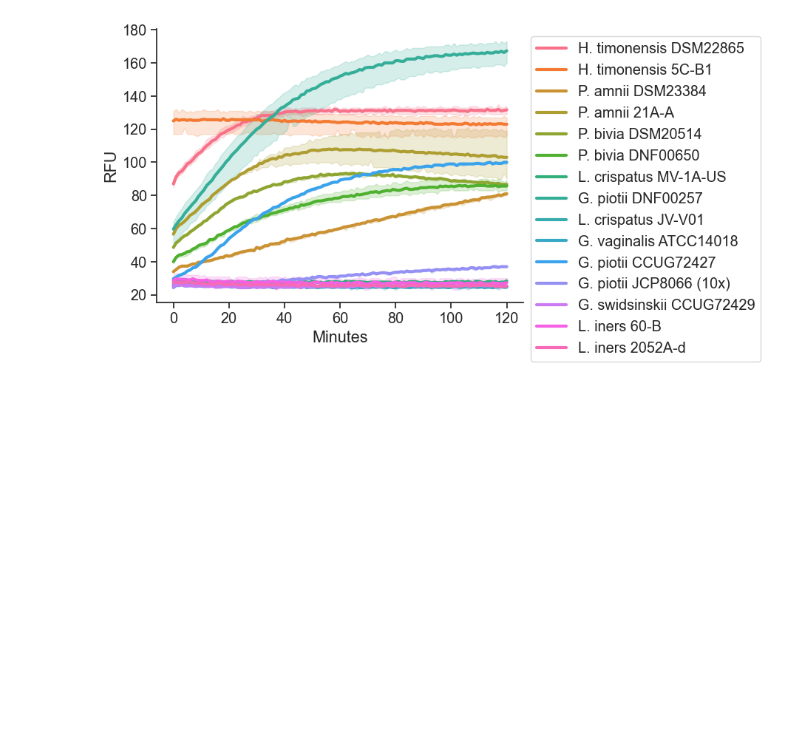
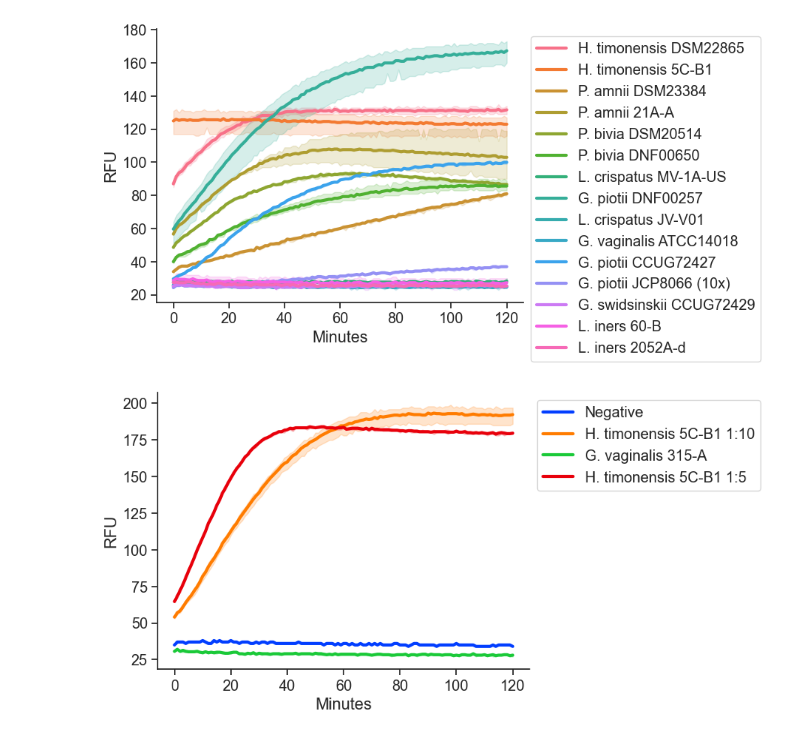
Before and after one commit to elliot-m-lee/BV_Mucus, a Jupyter notebook: Sialidase Assay Analysis.ipynb, the cells around one changed output. Cells and saved outputs as stored; diff of their text form; code cells hidden in the pictures; blank space fills up the shorter version.

```diff
--- a/Sialidase Assay Analysis.ipynb
+++ b/Sialidase Assay Analysis.ipynb
@@ -9,13 +9,15 @@ figPath = Path.cwd().joinpath('figures/sialidase_assays/')
 # dataDF: The Dataframe generated by pd.read_csv() of a .csv file with growth curve data in it.
 #       This function expects that data to have headers: "Minutes", "A1", "A2", etc. The "Minutes" header is required.
 # strainLocs: A 2D list in the format list[row][column] representing what strains were in what wells of the 96 well plate. Empty wells must have an empty string.
-def sialidaseData2DF(dataDF, strainLocs):
+def sialidaseData2DF(dataDF, strainLocs, treatmentLocs=None):
     if len(strainLocs) != 8:
         raise Exception('Error: The strainLocs argument has the wrong number of rows (must be 8).')
     for i in range(len(strainLocs)):
         if len(strainLocs[i]) != 12:
             raise Exception(f'Error: The strainLocs argument has the wrong number of columns in row {str(i + 1)} (must be 12).')
     dataDict = {'Strain':[], 'RFU':[], 'Minutes':[]}
+    if not treatmentLocs == None:
+        dataDict['Treatment'] = []
     hrs = []
     for x in dataDF['Minutes']:
         hrs.append(x)
@@ -31,6 +33,8 @@ def sialidaseData2DF(dataDF, strainLocs):
             dataDict['RFU'].append(dataDF[k][i])
             dataDict['Minutes'].append(hrs[i])
             dataDict['Strain'].append(strain)
+            if not treatmentLocs == None:
+                dataDict['Treatment'].append(treatmentLocs[rowVal][colVal])
             if strain == 'Negative':
                 foundNegative = True
     if foundNegative == False:
@@ -49,6 +53,22 @@ def getSubsetDF(startingDF, strainList):
                 data['RFU'].append(row['RFU'])
                 data['Minutes'].append(row['Minutes'])
     return pd.DataFrame(data)
+
+# Returns: A subset DataFrame of "df" with only data for the specified strains and treatments
+# df: A DataFrame generated by the curveData2df function. It will have the headers 'Treatment', 'OD600', 'Hours'
+# strains: A list containing strain names
+# treatments: A list containing treatment names
+# If time limit is set, will only return up to the given time point in hours (inclusive)
+# If treatments is set to a list, will only return values for those treatments
+def sliceDFBy(df, strains, treatments, timeLimit=1000000000000):
+    dataDict = {}
+    for key in df.keys():
+        dataDict[key] = []
+    for index, row in df.iterrows():
+        if row['Strain'] in strains and row['Treatment'] in treatments and row['Minutes'] <= timeLimit:
+            for key in dataDict.keys():
+                dataDict[key].append(row[key])
+    return pd.DataFrame(dataDict)
 
 # Reads through a dataframe of fluorescence data generated by sialidaseData2df, finds the  largest changes in RFU for each isolate over 10 minutes, then takes the average of those changes to generate an RFU Rate
 # Writes the results out to a CSV file
@@ -165,3 +185,23 @@ plt.legend(bbox_to_anchor=(1, 1), loc='upper left')
 sns.despine()
 # %% [output]
 [figure]
+# %%
+# Load in the sialidase assay data and tell Python where the isolates were
+data21425 = pd.read_csv(analysisPath.joinpath('2-14-25.csv'))
+strains21425 = [
+    ['', '', '', '', '', '', '', '', '', '', 'Negative', 'H. timonensis 5C-B1 1:10'],
+    ['', '', '', '', '', '', '', '', '', '', 'G. vaginalis 315-A', 'H. timonensis 5C-B1 1:10'],
+    ['', '', '', '', '', '', '', '', '', '', 'G. vaginalis 315-A', ''],
+    ['', '', '', '', '', '', '', '', '', '', 'G. vaginalis 315-A', ''],
+    ['', '', '', '', '', '', '', '', '', '', 'H. timonensis 5C-B1 1:5', ''],
+    ['', '', '', '', '', '', '', '', '', '', 'H. timonensis 5C-B1 1:5', ''],
+    ['', '', '', '', '', '', '', '', '', '', 'H. timonensis 5C-B1 1:5', ''],
+    ['', '', '', '', '', '', '', '', '', '', 'H. timonensis 5C-B1 1:10', ''],
+]
+df21425 = sialidaseData2DF(data21425, strains21425)
+# %%
+sns.lineplot(data=df21425, x='Minutes', y='RFU', hue='Strain', linewidth=3)
+plt.legend(bbox_to_anchor=(1, 1), loc='upper left')
+sns.despine()
+# %% [output]
+[figure, added]
```
Also changed, not shown: parts of 14 cells of this notebook.
